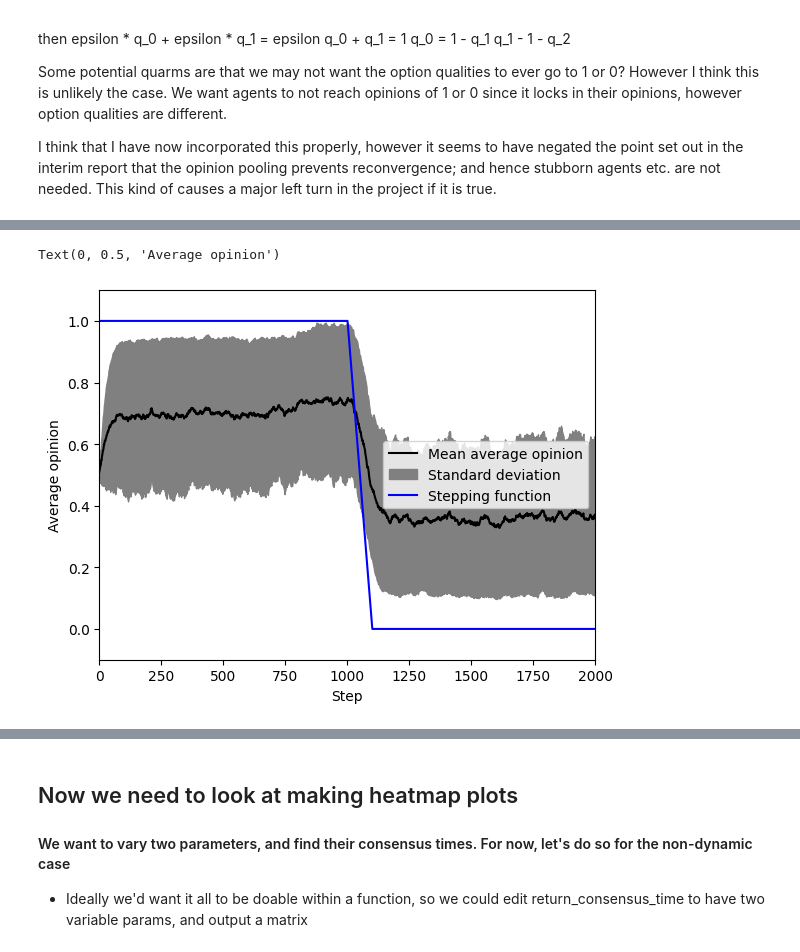
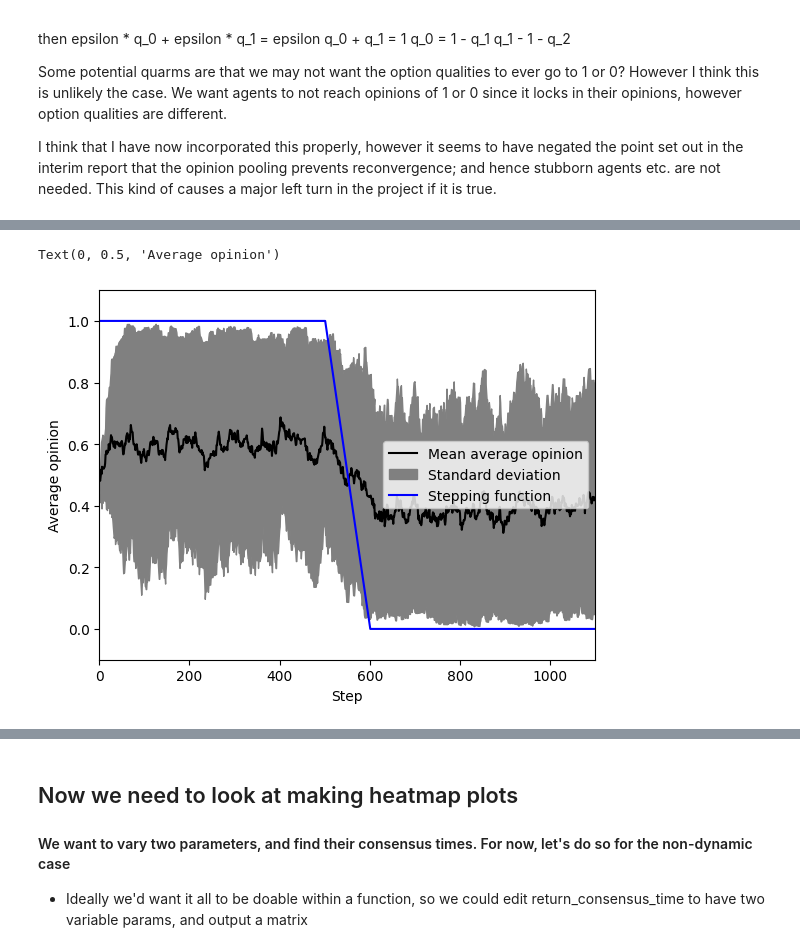
Before and after one commit to TheoLeVay1/Dynamic-Environments-in-Best-of-N, a Jupyter notebook: playground.ipynb, the cells around one changed output, grey strips where cells are left out. Drawn from its saved outputs; the diff is of its cells as text; code cells hidden in the pictures.

Commit message:
Fixed steps/time issue

```diff
--- a/playground.ipynb
+++ b/playground.ipynb
@@ -71,7 +71,6 @@ class Agent(mesa.Agent):
         # Weight is the same for each agent, since we are planning to use special case in SProdOp
         self.weight = w
         self.epsilon = epsilon
-        self.TIME = self.model.TIME
         self.alpha = alpha
         # Initialising the real time consesus reading
 
@@ -123,11 +122,12 @@ class Agent(mesa.Agent):
             x = random.uniform(0,1)
             if x < self.model.option1_quality:
                 delta = 1 - self.alpha
+
             else:
                 delta = self.alpha
 
             if self.model.dynamics == "visit_dynamic":
-                if self.TIME > self.model.dynamic_point:
+                if self.model.Step > self.model.dynamic_point:
                     if self.model.option1_quality > 0:
                         self.model.option1_quality -= 0.01
 
@@ -142,10 +142,10 @@ class Agent(mesa.Agent):
 
     def switched_bayesian(self):
 
-        if self.model.TIME < self.model.dynamic_point:
+        if self.model.Step < self.model.dynamic_point:
             delta = 1 - self.model.alpha
 
-        if self.model.TIME >= self.model.dynamic_point:
+        if self.model.Step >= self.model.dynamic_point:
             delta = self.model.alpha
             self.model.option1_quality = 0
 
@@ -171,20 +171,16 @@ class Agent(mesa.Agent):
         # Pooling only occurs once all the agents have 'moved' simultaneously and had a chance of finding evidence, hence [-1]
 
         if self.model.pooling == True:
-
             if self == self.model.schedule.agents[-1]:
-
                 pooled_agents = self.pool_agents()
                 self.SProdOp(pooled_agents)
 
 
         # Updating the time of the whole model running
 
-        self.TIME += 1
-
         self.model.option0_quality = 1 - self.model.option1_quality
 
-#         self.model.TIME += 1
+        self.model.TIME += 1
 
 '''
 Model class:
@@ -216,6 +212,7 @@ class Model(mesa.Model):
         self.measures = measures
         self.s_proportion = s_proportion
         self.dynamic_point = dynamic_point
+        self.Step = 0
 
         # Shuffle the agents so that they are all activated once per step, and this order is shuffled at each step.
         # This is representative of the 'well mixed' scenario
@@ -233,7 +230,6 @@ class Model(mesa.Model):
         for i in range(self.num_agents):
             a = Agent(i, self, w, alpha, epsilon)
             self.schedule.add(a)
-#             self.TIME += 1
 
         self.datacollector = mesa.DataCollector(
             model_reporters = {"Average_opinion" : compute_average_opinion, "Option 0 quality" : "option0_quality",
@@ -241,7 +237,7 @@ class Model(mesa.Model):
 
 
             agent_reporters = {"Opinion" : "opinion", "Majority" : compute_majority,
-                               "Dynamic_Majority" : compute_dynamic_majority} )
+                               "Dynamic_Majority" : compute_dynamic_majority, "Time" : lambda t : t.model.Step} )
 
         if measures == "stubborn":
 
@@ -274,12 +270,12 @@ class Model(mesa.Model):
         self.schedule.step()
 
         # Decreasing H_1's option quality by 0.1 for every full permutation of the agents (model step)
-        if self.TIME > self.dynamic_point:
+        if self.Step > self.dynamic_point:
             if self.dynamics == "time_dynamic":
                 if self.option1_quality > 0:
                     self.option1_quality -= 0.01
 
-        self.TIME += 1
+        self.Step += 1
 # %% [markdown]
 Now we want to think about how we can introduce the dynamic environment; i.e, changing option quality as a function of time, or as a function of agent visits.
 
@@ -340,26 +331,26 @@ plot_stepping_function(results_df, 1, 200, 100)
 # %%
-iterations = 10
-max_steps = 2000
+iterations = 2
+max_steps = 1100
 
 
 
-params = {"N": 100, "k": 3, "w": 1, "alpha": 0.05, "epsilon" : 0.02,
+params = {"N": 40, "k": 3, "w": 1, "alpha": 0.05, "epsilon" : 0.02,
           "pooling" : True, "uniform" : False, "dynamics" : "time_dynamic",
-          "measures" : "none", "s_proportion" : 0}
+          "measures" : "none", "s_proportion" : 0, "dynamic_point" : 500}
 
 results = mesa.batch_run(Model,parameters=params,number_processes=1,
                          data_collection_period=1,display_progress=True,
                         iterations = iterations, max_steps=max_steps)
 
 results_df = pd.DataFrame(results)
 
 
 plot_average_opinion(results_df, iterations, max_steps)
 
 plt.xlabel('Step')
 plt.ylabel('Average opinion')
 
 # plt.savefig("Figures/Varied_av_op_plots/With_delay/Time_dynamic/100N_3k_1w_0.05alpha_0.02_epsilon.pdf")
 # %% [output]
 Text(0, 0.5, 'Average opinion')
-[figure, old version]
+[figure, new version]
```
Also changed, not shown: parts of 13 cells of this notebook.
